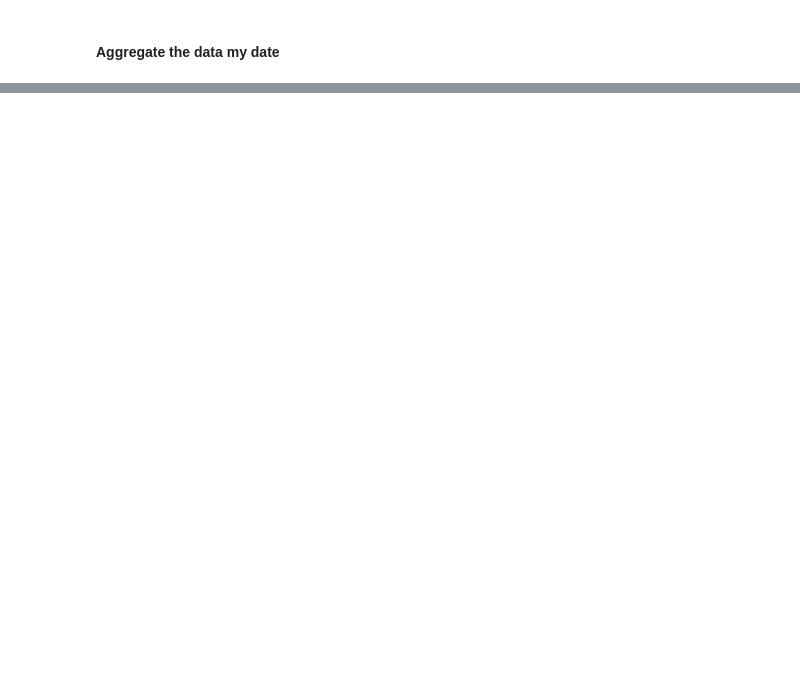
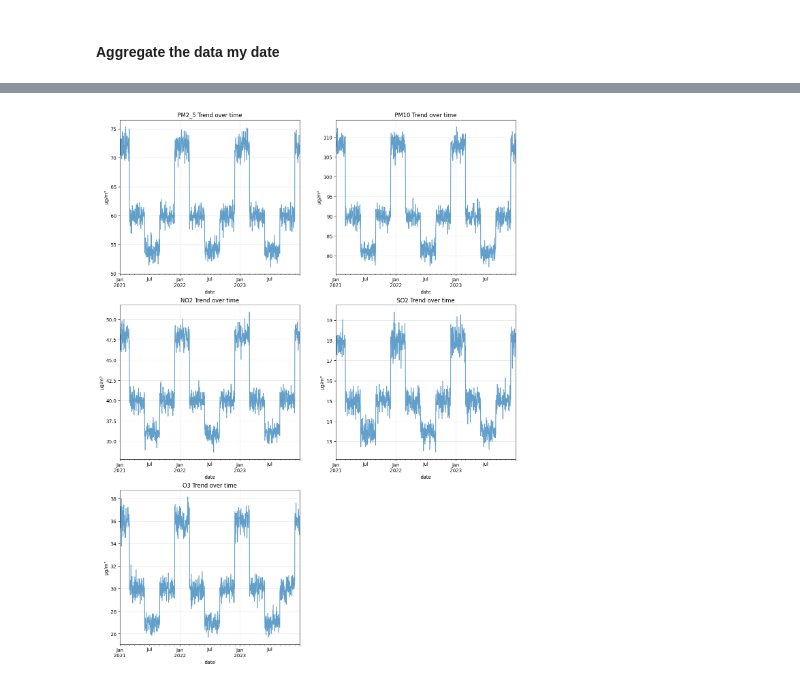
Before and after one commit to Don-Alvin/air_pollution, a Jupyter notebook: air_pollution_analysis.ipynb, the cells around one changed output, grey strips where cells are left out. Drawn from its saved outputs; the diff is of its cells as text; code cells hidden in the pictures; blank space fills up the shorter version.

```diff
--- a/air_pollution_analysis.ipynb
+++ b/air_pollution_analysis.ipynb
@@ -215,0 +286,12 @@ daily_agg['season'] = daily_agg['month'].apply(is_harmattan)
+# %%
+# Pollutant trends
+pollutants = ['pm2_5', 'pm10', 'no2', 'so2', 'o3']
+plt.figure(figsize=(15, 20))
+for i, pollutant in enumerate(pollutants, 1):
+    plt.subplot(3, 2, i)
+    daily_agg.groupby('date')[pollutant].mean().plot(alpha=0.7)
+    plt.title(f'{pollutant.upper()} Trend over time')
+    plt.ylabel('μg/m³')
+    plt.grid(True, alpha=0.3)
+# %% [output]
+[figure, added]
```
Also changed, not shown: parts of 17 cells of this notebook.
